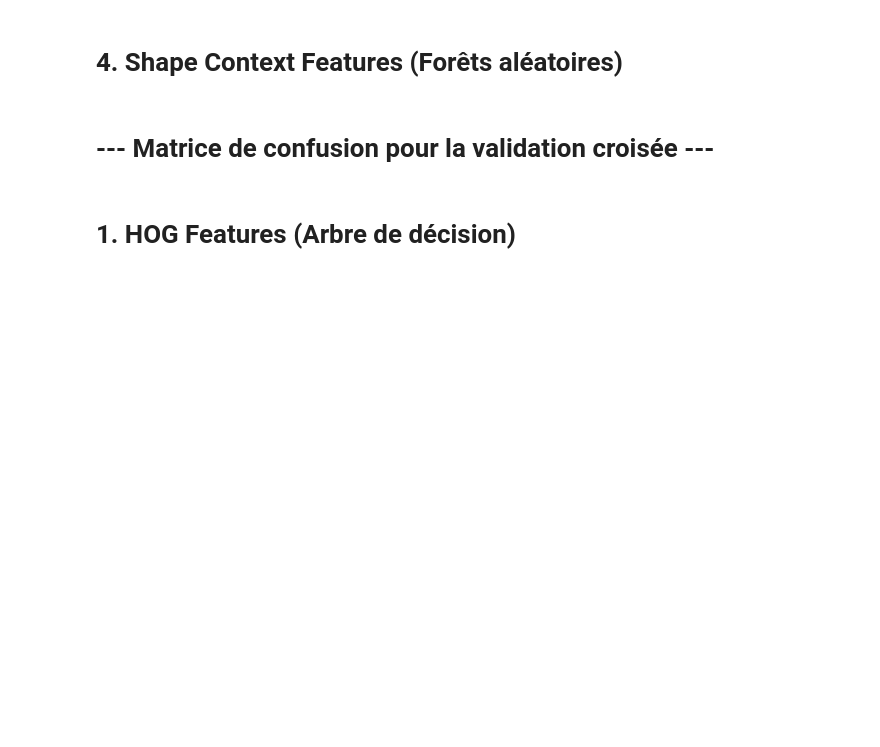
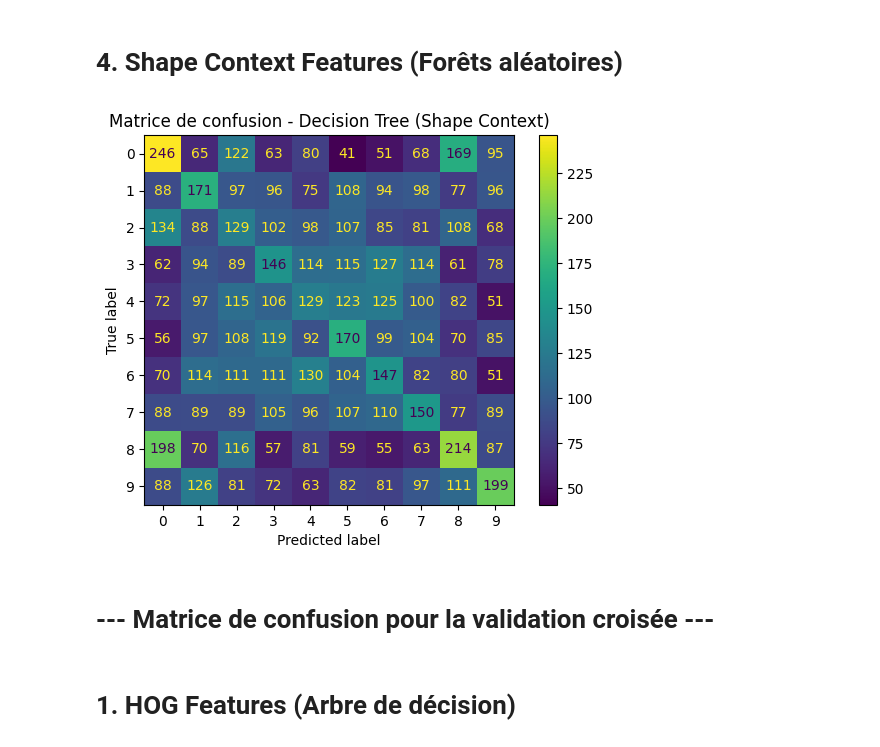
Before and after one commit to hnioua/Introduction-to-Machine-Learning-, a Jupyter notebook: Atelier_5.ipynb, the cells around one changed output. Drawn from its saved outputs; the diff is of its cells as text; code cells hidden in the pictures; blank space fills up the shorter version.

```diff
--- a/Atelier_5.ipynb
+++ b/Atelier_5.ipynb
@@ -463,3 +1147,12 @@ plt.show()
+# %%
+# Matrice de confusion pour Decision Tree (shape context)
+cm_dt_shape = confusion_matrix(y_test, y_pred_dt_shape)
+disp_dt_shape = ConfusionMatrixDisplay(confusion_matrix=cm_dt_shape)
+disp_dt_shape.plot()
+plt.title('Matrice de confusion - Decision Tree (Shape Context)')
+plt.show()
+# %% [output]
+[figure, added]
 # %% [markdown]
 
 # --- Matrice de confusion pour la validation croisée ---
```
Also changed, not shown: parts of 21 cells of this notebook.
